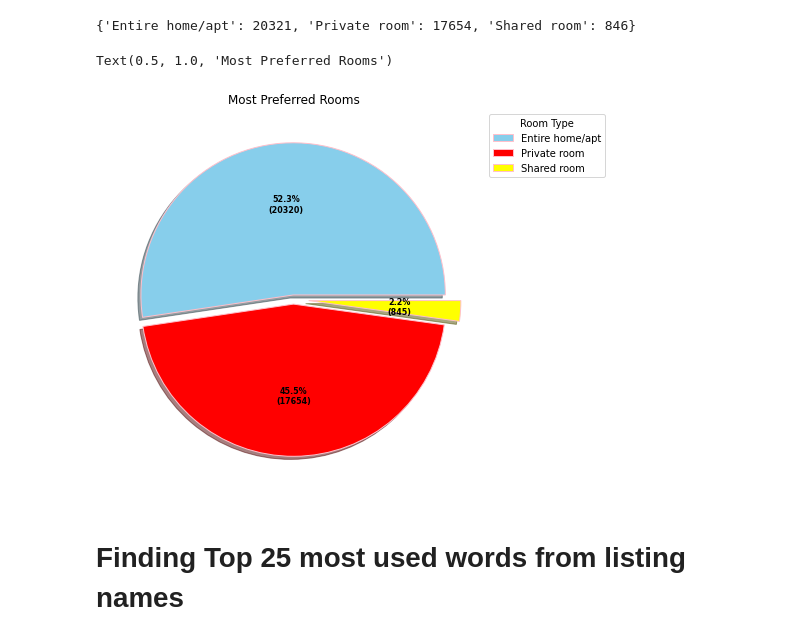
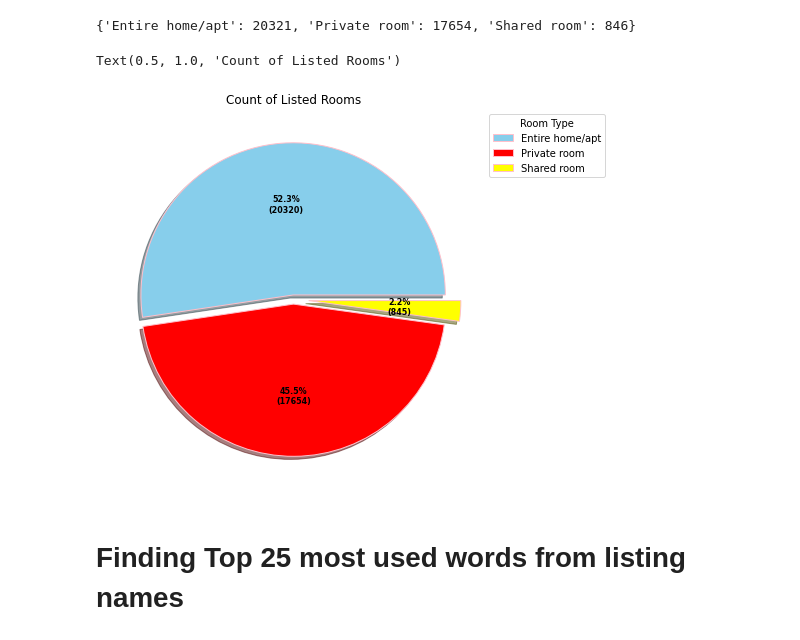
Before and after one commit to Shantanuh10/Airbnb_EDA_Project-, a Jupyter notebook: Shantanu's_Notebook_Airbnb_Bookings_Analysis_Capstone_Project.ipynb, the cells around one changed output. Cells and saved outputs as stored; diff of their text form; code cells hidden in the pictures.

```diff
--- a/Shantanu's_Notebook_Airbnb_Bookings_Analysis_Capstone_Project.ipynb
+++ b/Shantanu's_Notebook_Airbnb_Bookings_Analysis_Capstone_Project.ipynb
@@ -130,36 +130,36 @@ colors = ( "skyblue", "red", "yellow",)
 explode = (0.03, 0.03, 0.1)
 
 # Wedge properties
 wp = { 'linewidth' : 1, 'edgecolor' : "pink" }
 
 # Creating autocpt arguments
 def func(pct, allvalues):
     absolute = int(pct / 100.*np.sum(allvalues))
     return "{:.1f}%\n({:d})".format(pct, absolute)
 
 # Creating Pie Chart
 
 # Creating plot
 fig, airbnb_pie_chart = plt.subplots(figsize =(10, 7))
 wedges, texts, autotexts = airbnb_pie_chart.pie(data, autopct = lambda pct: func(pct, data),
                                                 explode = explode,
                                                 shadow = True,
                                                 colors = colors,
                                                 startangle = 0,
                                                 wedgeprops = wp,
                                                 textprops = dict(color ="black"))
 
 # Adding legend
 airbnb_pie_chart.legend(wedges, room_type,
                         title ="Room Type",
                         loc ="upper left",
                         bbox_to_anchor =(1, 0, 0.5,1))
 
 plt.setp(autotexts, size = 8, weight = "bold")
-airbnb_pie_chart.set_title("Most Preferred Rooms")
+airbnb_pie_chart.set_title("Count of Listed Rooms")
 # %% [output]
-Text(0.5, 1.0, 'Most Preferred Rooms')
+Text(0.5, 1.0, 'Count of Listed Rooms')
-[figure, old version]
+[figure, new version]
 # %% [markdown]
 # Finding Top 25 most used words from listing names
 # %%
```
Also changed, not shown: parts of 3 cells of this notebook.
